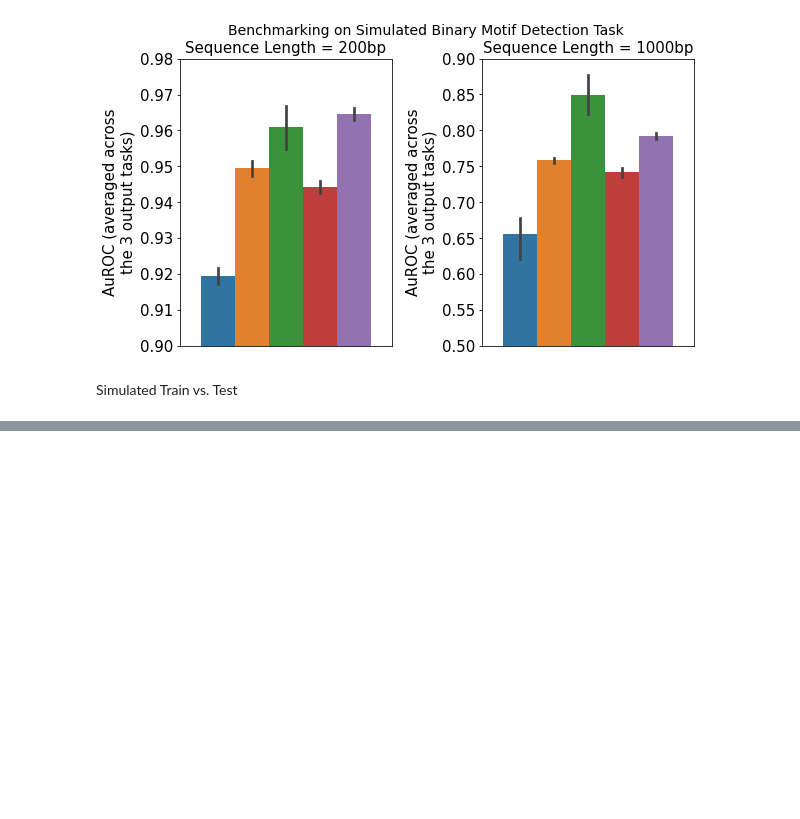
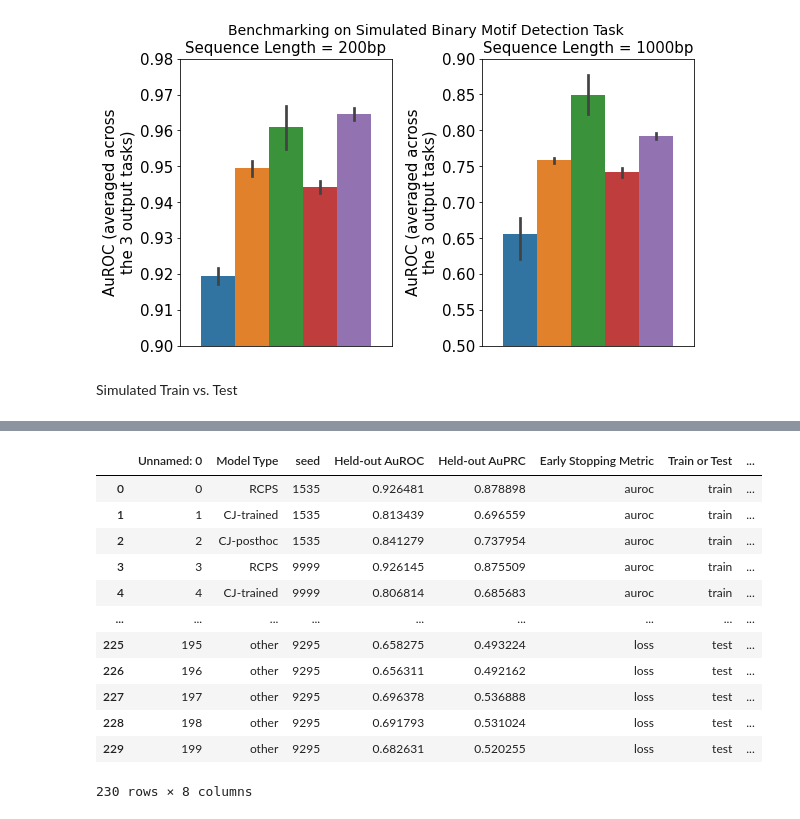
Before and after one commit to hannahgz/BenchmarkRCStrategies, a Jupyter notebook: FigGenNew.ipynb, the cells around one changed output, grey strips where cells are left out. Drawn from its saved outputs; the diff is of its cells as text; code cells hidden in the pictures; blank space fills up the shorter version.

```diff
--- a/FigGenNew.ipynb
+++ b/FigGenNew.ipynb
@@ -947,3 +963,19 @@ def plot_sim_figures_train_test(datasetname, pddataframe, y, ylim):
+# %%
+sim_train_test_1000
+# %% [output]
+|  | Unnamed: 0 | Model Type | seed | Held-out AuROC | Held-out AuPRC | Early Stopping Metric | Train or Test | ... |
+| 0 | 0 | RCPS | 1535 | 0.926481 | 0.878898 | auroc | train | ... |
+| 1 | 1 | CJ-trained | 1535 | 0.813439 | 0.696559 | auroc | train | ... |
+| 2 | 2 | CJ-posthoc | 1535 | 0.841279 | 0.737954 | auroc | train | ... |
+| 3 | 3 | RCPS | 9999 | 0.926145 | 0.875509 | auroc | train | ... |
+| 4 | 4 | CJ-trained | 9999 | 0.806814 | 0.685683 | auroc | train | ... |
+| ... | ... | ... | ... | ... | ... | ... | ... | ... |
+| 225 | 195 | other | 9295 | 0.658275 | 0.493224 | loss | test | ... |
+| 226 | 196 | other | 9295 | 0.656311 | 0.492162 | loss | test | ... |
+| 227 | 197 | other | 9295 | 0.696378 | 0.536888 | loss | test | ... |
+| 228 | 198 | other | 9295 | 0.691793 | 0.531024 | loss | test | ... |
+| 229 | 199 | other | 9295 | 0.682631 | 0.520255 | loss | test | ... |
+230 rows × 8 columns
 # %%
 fig, ax = plt.subplots(1,2,figsize=(8,4))
 fig.suptitle("Comparison of Training vs. Test-Set Performance for RCPS and CJ architectures for Simulated Binary Motif Detection Task", fontsize=10)
```
Also changed, not shown: parts of 4 cells of this notebook.
